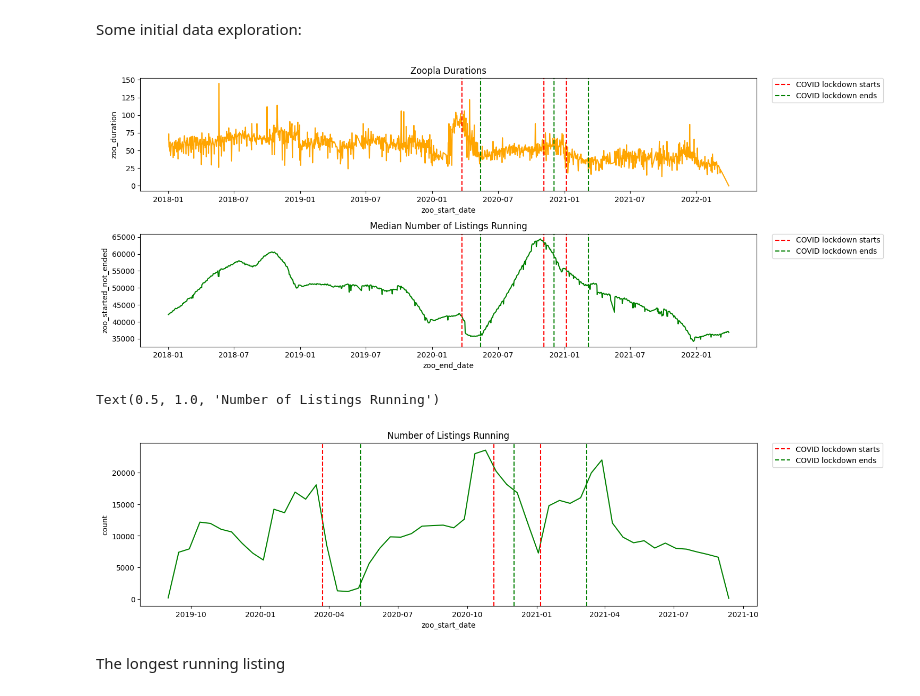
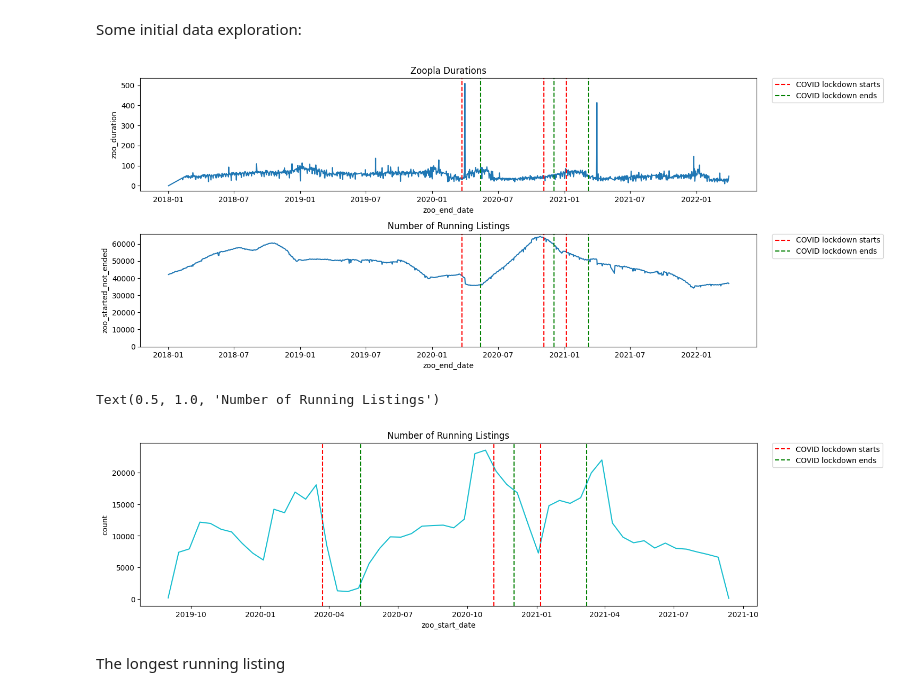
Before and after one commit to danielciao/avm-study-notebooks, a Jupyter notebook: 2_load_zoopla_data.ipynb, the cells around one changed output. Saved outputs shown, nothing was run; the diff lists cells and outputs as text; code cells hidden in the pictures.

```diff
--- a/2_load_zoopla_data.ipynb
+++ b/2_load_zoopla_data.ipynb
@@ -235,21 +248,23 @@ memory usage: 385.2+ MB
 # %%
 def deduplicate_df(df):
-    # Sort by listing_id, property_id, and start_date
     df = df.sort_values(by=['zoo_listing_id', 'zoo_property_id', 'zoo_start_date'])
     df = df.drop_duplicates(subset=['zoo_listing_id', 'zoo_start_date', 'zoo_end_date'])
 
-    # Identify rows to merge
-    merge_mask = (df['zoo_listing_id'] == df['zoo_listing_id'].shift(-1)) & \
-                 (df['zoo_property_id'] == df['zoo_property_id'].shift(-1)) & \
-                 ((df['zoo_end_date'].dt.strftime('%m-%d') == '03-31') | (df['zoo_start_date'].shift(-1).dt.strftime('%m-%d') == '10-01'))
+    while True:
+        merge_mask = (
+            (df['zoo_listing_id'] == df['zoo_listing_id'].shift(-1)) &
+            (df['zoo_property_id'] == df['zoo_property_id'].shift(-1)) &
+            ((df['zoo_end_date'].dt.strftime('%m-%d') == '03-31') | (df['zoo_start_date'].shift(-1).dt.strftime('%m-%d') == '10-01'))
+        )
 
-    # Update end_date for these rows
-    df.loc[merge_mask, 'zoo_end_date'] = df['zoo_end_date'].shift(-1)
+        # If no rows to merge, break out of loop
+        if not any(merge_mask):
+            break
 
-    # Drop the rows that were used to update the previous rows
-    df = df[~merge_mask.shift(periods=1, fill_value=False)]
+        df.loc[merge_mask, 'zoo_end_date'] = df['zoo_end_date'].shift(-1)
+        df = df[~merge_mask.shift(periods=1, fill_value=False)]
+
     df = df.rename_axis('zoo_id')
-
     return df
 # %%
 dedup_df = deduplicate_df(all_zoo_df)
@@ -407,12 +429,13 @@ Another option is to do this sequentially, which is what we do here. We iterate
 def count_started_not_ended(df, end_date):
     return ((df['zoo_start_date'] <= end_date) & (end_date <= df['zoo_end_date'])).sum()
 
-# date = pd.to_datetime('2018-02-03 00:00:00')
 def aggregate_running_listing_sequential(data, null_date=None):
     df = data.copy()
 
     # Calculate the number of items that have started but not ended yet
-    started_not_ended = df.apply(lambda x: None if x['zoo_start_date'] == null_date else count_started_not_ended(df, x['zoo_end_date']), axis=1)
+    started_not_ended = df.apply(lambda x:
+                                 None if x['zoo_start_date'] == null_date
+                                 else count_started_not_ended(df, x['zoo_end_date']), axis=1)
 
     # Add the results to the DataFrame
     df['zoo_started_not_ended'] = started_not_ended
@@ -531,10 +566,13 @@ Index(['zoo_id', 'zoo_listing_id', 'zoo_property_id', 'zoo_property_type',
 # %% [markdown]
 Some initial data exploration:
 # %%
+# Set the color palette
+sns.set_palette("tab10")
+
 fig = plt.figure(figsize=(15, 6))
 
 fig.add_subplot(2,1,1)
-sns.lineplot(x='zoo_start_date', y='zoo_duration', data=processed_df.groupby(['zoo_start_date'])['zoo_duration'].agg('median').reset_index(), color='orange')
+sns.lineplot(x='zoo_end_date', y='zoo_duration', data=processed_df.groupby(['zoo_end_date'])['zoo_duration'].agg('median').reset_index())
 # COVID lockdowns
 plt.axvline(x=pd.Timestamp('2020-03-23'), color='r', linestyle='--', label='COVID lockdown starts') # type: ignore
 plt.axvline(x=pd.Timestamp('2020-05-13'), color='g', linestyle='--', label='COVID lockdown ends') # type: ignore
@@ -547,37 +585,38 @@ plt.axvline(x=pd.Timestamp('2021-03-08'), color='g', linestyle='--') # type: ign
 
 plt.legend(bbox_to_anchor=(1.025, 1), loc='upper left', borderaxespad=0)
 plt.title('Zoopla Durations')
 
-fig.add_subplot(2,1,2)
-sns.lineplot(x='zoo_end_date', y='zoo_started_not_ended', data=processed_df.groupby(['zoo_end_date'])['zoo_started_not_ended'].agg('median').reset_index(), color='green')
+ax = fig.add_subplot(2,1,2)
+sns.lineplot(x='zoo_end_date', y='zoo_started_not_ended', data=processed_df.groupby(['zoo_end_date'])['zoo_started_not_ended'].agg('median').reset_index())
+ax.set_ylim(bottom=0)
 
 # COVID lockdowns
 plt.axvline(x=pd.Timestamp('2020-03-23'), color='r', linestyle='--', label='COVID lockdown starts') # type: ignore
 plt.axvline(x=pd.Timestamp('2020-05-13'), color='g', linestyle='--', label='COVID lockdown ends') # type: ignore
 
 plt.axvline(x=pd.Timestamp('2020-11-05'), color='r', linestyle='--') # type: ignore
 plt.axvline(x=pd.Timestamp('2020-12-02'), color='g', linestyle='--') # type: ignore
 
 plt.axvline(x=pd.Timestamp('2021-01-06'), color='r', linestyle='--') # type: ignore
 plt.axvline(x=pd.Timestamp('2021-03-08'), color='g', linestyle='--') # type: ignore
 
 # plt.axvline(x=pd.Timestamp('2018-03-31'), color='r', linestyle='--', label='31/03') # type: ignore
 # plt.axvline(x=pd.Timestamp('2018-10-01'), color='g', linestyle='--', label='01/10') # type: ignore
 
 # plt.axvline(x=pd.Timestamp('2019-03-31'), color='r', linestyle='--') # type: ignore
 # plt.axvline(x=pd.Timestamp('2019-10-01'), color='g', linestyle='--') # type: ignore
 
 # plt.axvline(x=pd.Timestamp('2020-03-31'), color='r', linestyle='--') # type: ignore
 # plt.axvline(x=pd.Timestamp('2020-10-01'), color='g', linestyle='--') # type: ignore
 
 # plt.axvline(x=pd.Timestamp('2021-03-31'), color='r', linestyle='--') # type: ignore
 # plt.axvline(x=pd.Timestamp('2021-10-01'), color='g', linestyle='--') # type: ignore
 
 plt.legend(bbox_to_anchor=(1.025, 1), loc='upper left', borderaxespad=0)
-plt.title('Median Number of Listings Running')
+plt.title('Number of Running Listings')
 plt.tight_layout()
 # %% [output]
-[figure, old version]
+[figure, new version]
 # %%
 fig = plt.figure(figsize=(15, 4))
 
@@ -585,7 +624,7 @@ selected_df = all_zoo_df[(all_zoo_df['zoo_start_date'] >= pd.Timestamp('2019-09-
 daily_start_df = selected_df.groupby(selected_df['zoo_start_date'].dt.floor('d')).size().reset_index(name='count')
 monthly_start_df = daily_start_df[daily_start_df['count'] < 20000].set_index('zoo_start_date').resample('2W').sum().reset_index()
 
-sns.lineplot(x='zoo_start_date', y='count', data=monthly_start_df, color='green')
+sns.lineplot(x='zoo_start_date', y='count', data=monthly_start_df, color=sns.color_palette()[9])
 
 # COVID lockdowns
 plt.axvline(x=pd.Timestamp('2020-03-23'), color='r', linestyle='--', label='COVID lockdown starts') # type: ignore
@@ -598,10 +637,10 @@ plt.axvline(x=pd.Timestamp('2021-01-06'), color='r', linestyle='--') # type: ign
 plt.axvline(x=pd.Timestamp('2021-03-08'), color='g', linestyle='--') # type: ignore
 
 plt.legend(bbox_to_anchor=(1.025, 1), loc='upper left', borderaxespad=0)
-plt.title('Number of Listings Running')
+plt.title('Number of Running Listings')
 # %% [output]
-Text(0.5, 1.0, 'Number of Listings Running')
+Text(0.5, 1.0, 'Number of Running Listings')
-[figure, old version]
+[figure, new version]
 # %% [markdown]
 The longest running listing
 # %%
```
Also changed, not shown: parts of 21 cells of this notebook, 4 other files.
